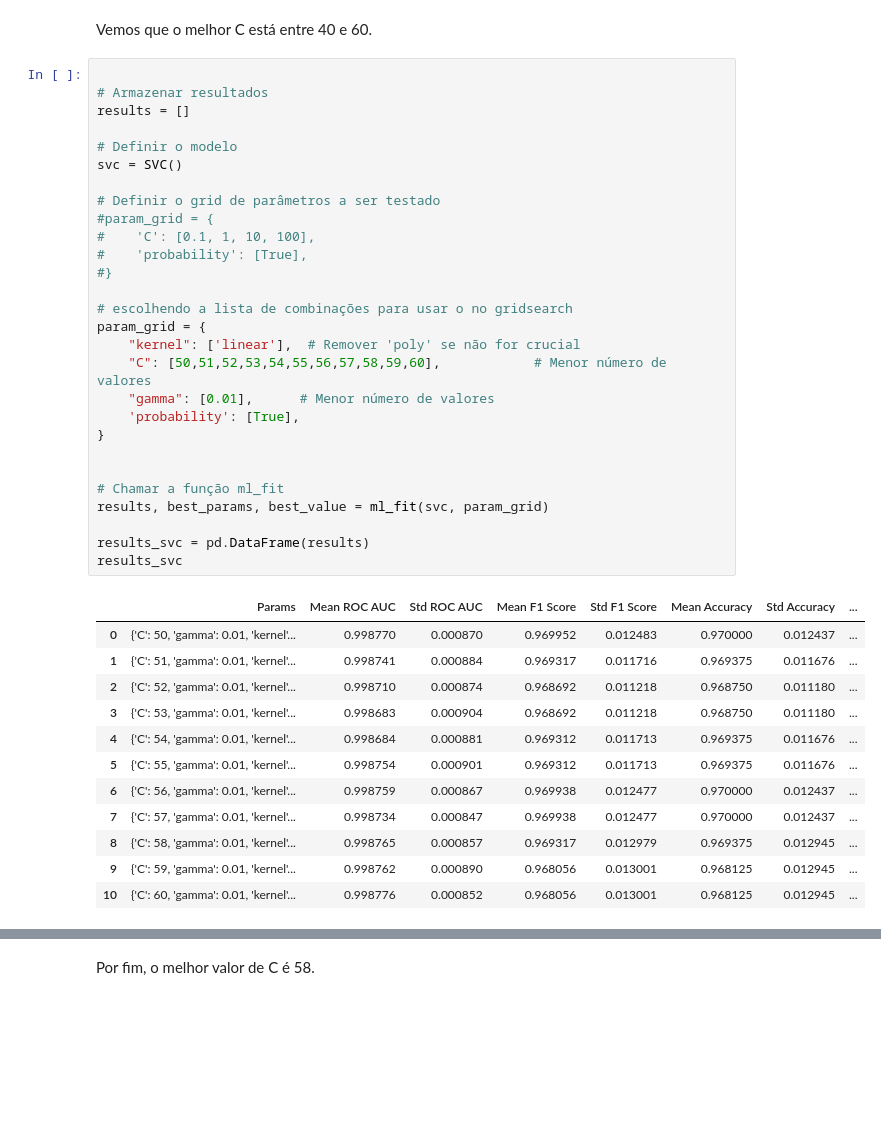
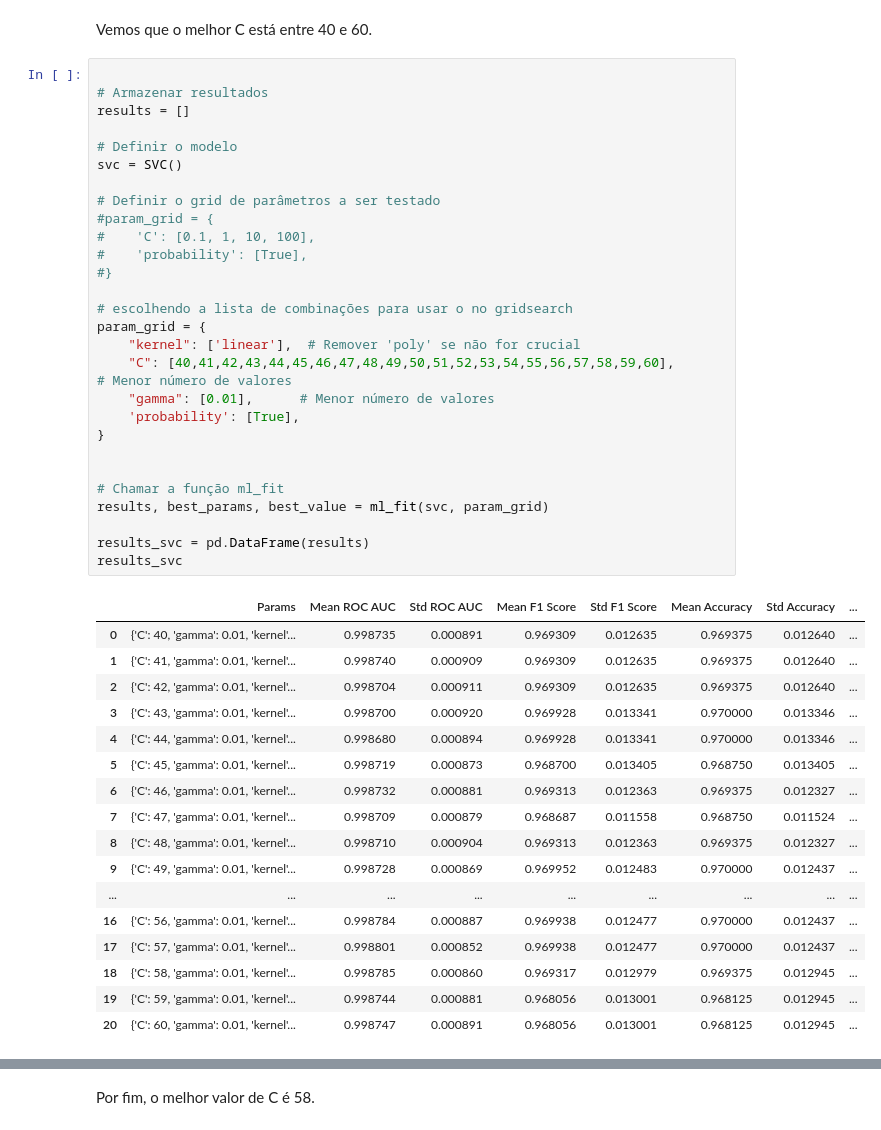
Before and after one commit to racouto7/PES03-Aprendizado-de-M-quinas-1, a Jupyter notebook: Projeto Aprendizado I.ipynb, the cells around one changed output, grey strips where cells are left out. Saved outputs shown, nothing was run; the diff lists cells and outputs as text; blank space fills up the shorter version.

```diff
--- a/Projeto Aprendizado I.ipynb
+++ b/Projeto Aprendizado I.ipynb
@@ -1056,44 +1087,49 @@ Vemos que o melhor C está entre 40 e 60.
 # %%
 
 # Armazenar resultados
 results = []
 
 # Definir o modelo
 svc = SVC()
 
 # Definir o grid de parâmetros a ser testado
 #param_grid = {
 #    'C': [0.1, 1, 10, 100],
 #    'probability': [True],
 #}
 
 # escolhendo a lista de combinações para usar o no gridsearch
 param_grid = {
     "kernel": ['linear'],  # Remover 'poly' se não for crucial
-    "C": [50,51,52,53,54,55,56,57,58,59,60],            # Menor número de valores
+    "C": [40,41,42,43,44,45,46,47,48,49,50,51,52,53,54,55,56,57,58,59,60],            # Menor número de valores
     "gamma": [0.01],      # Menor número de valores
     'probability': [True],
 }
 
 
 # Chamar a função ml_fit
 results, best_params, best_value = ml_fit(svc, param_grid)
 
 results_svc = pd.DataFrame(results)
 results_svc
 # %% [output]
 |  | Params | Mean ROC AUC | Std ROC AUC | Mean F1 Score | Std F1 Score | Mean Accuracy | Std Accuracy | ... |
-| 0 | {'C': 50, 'gamma': 0.01, 'kernel'... | 0.998770 | 0.000870 | 0.969952 | 0.012483 | 0.970000 | 0.012437 | ... |
-| 1 | {'C': 51, 'gamma': 0.01, 'kernel'... | 0.998741 | 0.000884 | 0.969317 | 0.011716 | 0.969375 | 0.011676 | ... |
-| 2 | {'C': 52, 'gamma': 0.01, 'kernel'... | 0.998710 | 0.000874 | 0.968692 | 0.011218 | 0.968750 | 0.011180 | ... |
-| 3 | {'C': 53, 'gamma': 0.01, 'kernel'... | 0.998683 | 0.000904 | 0.968692 | 0.011218 | 0.968750 | 0.011180 | ... |
-| 4 | {'C': 54, 'gamma': 0.01, 'kernel'... | 0.998684 | 0.000881 | 0.969312 | 0.011713 | 0.969375 | 0.011676 | ... |
-| 5 | {'C': 55, 'gamma': 0.01, 'kernel'... | 0.998754 | 0.000901 | 0.969312 | 0.011713 | 0.969375 | 0.011676 | ... |
-| 6 | {'C': 56, 'gamma': 0.01, 'kernel'... | 0.998759 | 0.000867 | 0.969938 | 0.012477 | 0.970000 | 0.012437 | ... |
-| 7 | {'C': 57, 'gamma': 0.01, 'kernel'... | 0.998734 | 0.000847 | 0.969938 | 0.012477 | 0.970000 | 0.012437 | ... |
-| 8 | {'C': 58, 'gamma': 0.01, 'kernel'... | 0.998765 | 0.000857 | 0.969317 | 0.012979 | 0.969375 | 0.012945 | ... |
-| 9 | {'C': 59, 'gamma': 0.01, 'kernel'... | 0.998762 | 0.000890 | 0.968056 | 0.013001 | 0.968125 | 0.012945 | ... |
-| 10 | {'C': 60, 'gamma': 0.01, 'kernel'... | 0.998776 | 0.000852 | 0.968056 | 0.013001 | 0.968125 | 0.012945 | ... |
+| 0 | {'C': 40, 'gamma': 0.01, 'kernel'... | 0.998735 | 0.000891 | 0.969309 | 0.012635 | 0.969375 | 0.012640 | ... |
+| 1 | {'C': 41, 'gamma': 0.01, 'kernel'... | 0.998740 | 0.000909 | 0.969309 | 0.012635 | 0.969375 | 0.012640 | ... |
+| 2 | {'C': 42, 'gamma': 0.01, 'kernel'... | 0.998704 | 0.000911 | 0.969309 | 0.012635 | 0.969375 | 0.012640 | ... |
+| 3 | {'C': 43, 'gamma': 0.01, 'kernel'... | 0.998700 | 0.000920 | 0.969928 | 0.013341 | 0.970000 | 0.013346 | ... |
+| 4 | {'C': 44, 'gamma': 0.01, 'kernel'... | 0.998680 | 0.000894 | 0.969928 | 0.013341 | 0.970000 | 0.013346 | ... |
+| 5 | {'C': 45, 'gamma': 0.01, 'kernel'... | 0.998719 | 0.000873 | 0.968700 | 0.013405 | 0.968750 | 0.013405 | ... |
+| 6 | {'C': 46, 'gamma': 0.01, 'kernel'... | 0.998732 | 0.000881 | 0.969313 | 0.012363 | 0.969375 | 0.012327 | ... |
+| 7 | {'C': 47, 'gamma': 0.01, 'kernel'... | 0.998709 | 0.000879 | 0.968687 | 0.011558 | 0.968750 | 0.011524 | ... |
+| 8 | {'C': 48, 'gamma': 0.01, 'kernel'... | 0.998710 | 0.000904 | 0.969313 | 0.012363 | 0.969375 | 0.012327 | ... |
+| 9 | {'C': 49, 'gamma': 0.01, 'kernel'... | 0.998728 | 0.000869 | 0.969952 | 0.012483 | 0.970000 | 0.012437 | ... |
+| ... | ... | ... | ... | ... | ... | ... | ... | ... |
+| 16 | {'C': 56, 'gamma': 0.01, 'kernel'... | 0.998784 | 0.000887 | 0.969938 | 0.012477 | 0.970000 | 0.012437 | ... |
+| 17 | {'C': 57, 'gamma': 0.01, 'kernel'... | 0.998801 | 0.000852 | 0.969938 | 0.012477 | 0.970000 | 0.012437 | ... |
+| 18 | {'C': 58, 'gamma': 0.01, 'kernel'... | 0.998785 | 0.000860 | 0.969317 | 0.012979 | 0.969375 | 0.012945 | ... |
+| 19 | {'C': 59, 'gamma': 0.01, 'kernel'... | 0.998744 | 0.000881 | 0.968056 | 0.013001 | 0.968125 | 0.012945 | ... |
+| 20 | {'C': 60, 'gamma': 0.01, 'kernel'... | 0.998747 | 0.000891 | 0.968056 | 0.013001 | 0.968125 | 0.012945 | ... |
 # %%
 print(f'Os melhores parâmetros considerando a soma da ROC AUC e acurácia foram: {best_params}, com o resultado de {best_value}')
 # %% [output]
```
Also changed, not shown: parts of 43 cells of this notebook.
